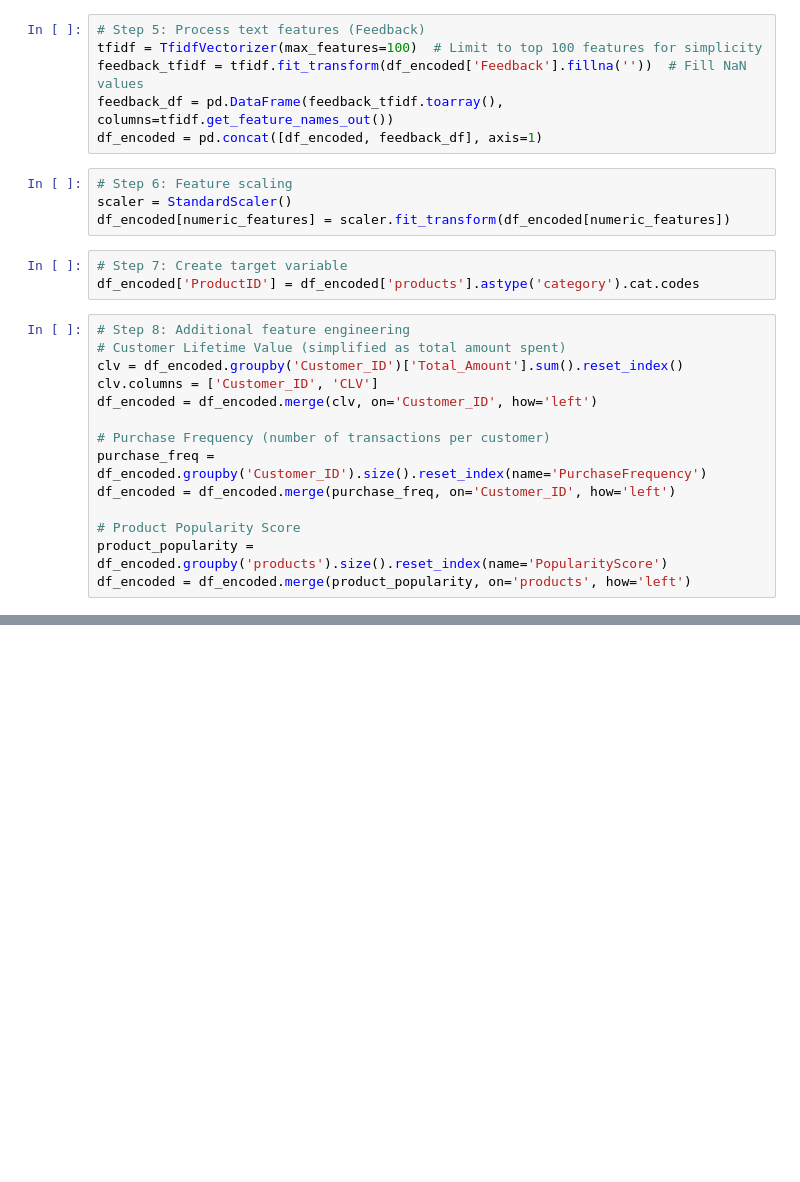
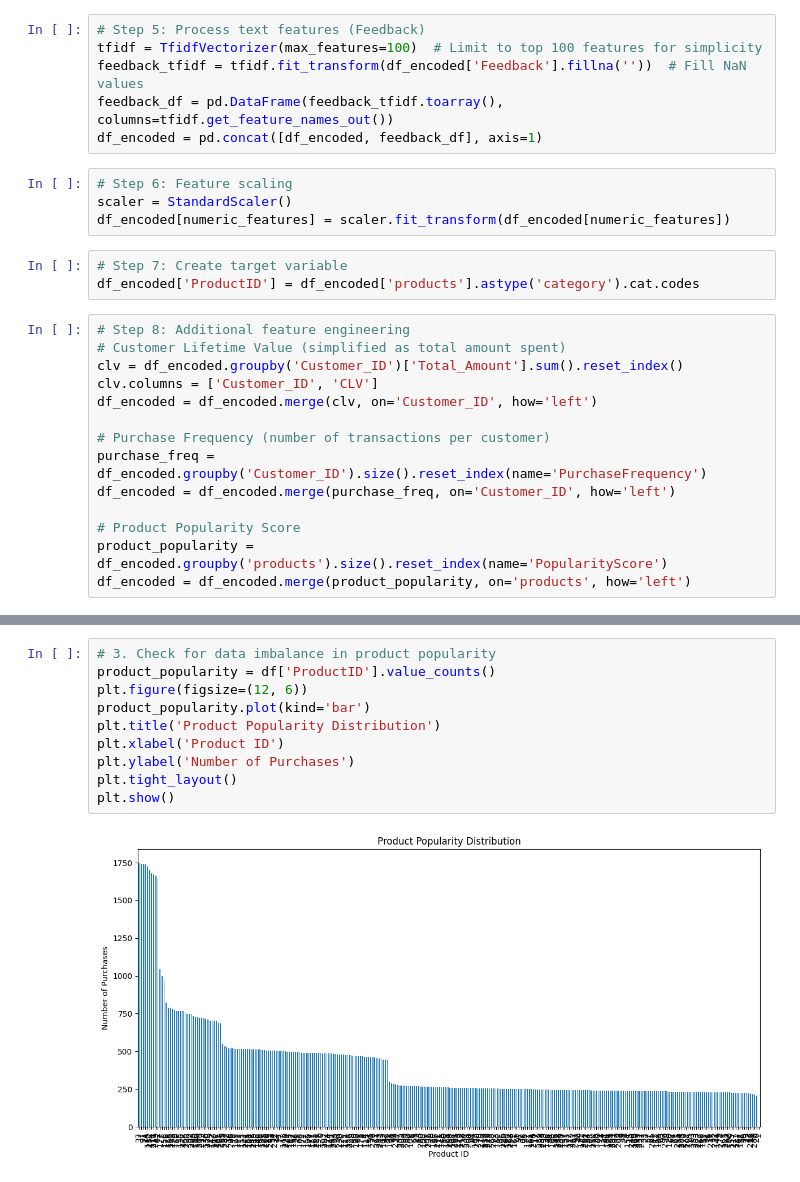
Before and after one commit to MiguelOliveira1200874/ClothingRecomender, a Jupyter notebook: ShopRecomender.ipynb, the cells around one changed output, grey strips where cells are left out. Cells and saved outputs as stored; diff of their text form; blank space fills up the shorter version.

```diff
--- a/ShopRecomender.ipynb
+++ b/ShopRecomender.ipynb
@@ -89,0 +195,12 @@ KeyError: "['Name', 'Email', 'Phone', 'Address', 'Zipcode', 'Date', 'Year', 'Tim
+# %%
+# 3. Check for data imbalance in product popularity
+product_popularity = df['ProductID'].value_counts()
+plt.figure(figsize=(12, 6))
+product_popularity.plot(kind='bar')
+plt.title('Product Popularity Distribution')
+plt.xlabel('Product ID')
+plt.ylabel('Number of Purchases')
+plt.tight_layout()
+plt.show()
+# %% [output]
+[figure, added]
```
Also changed, not shown: parts of 17 cells of this notebook.
